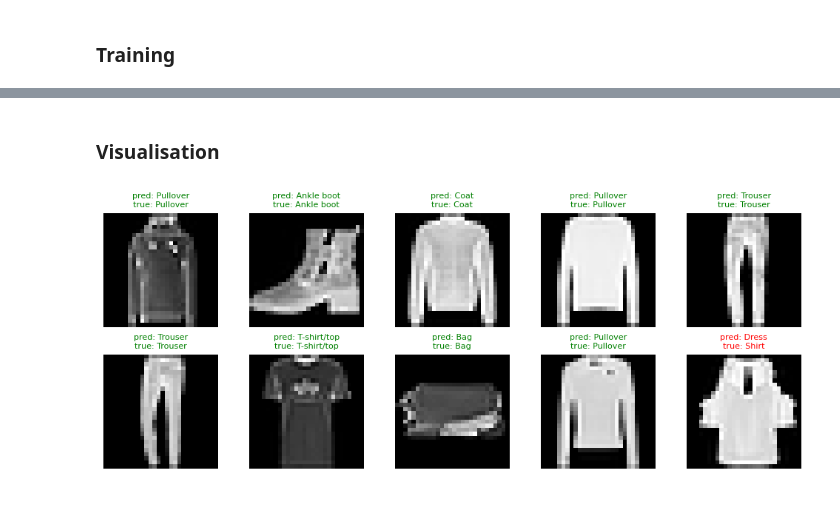
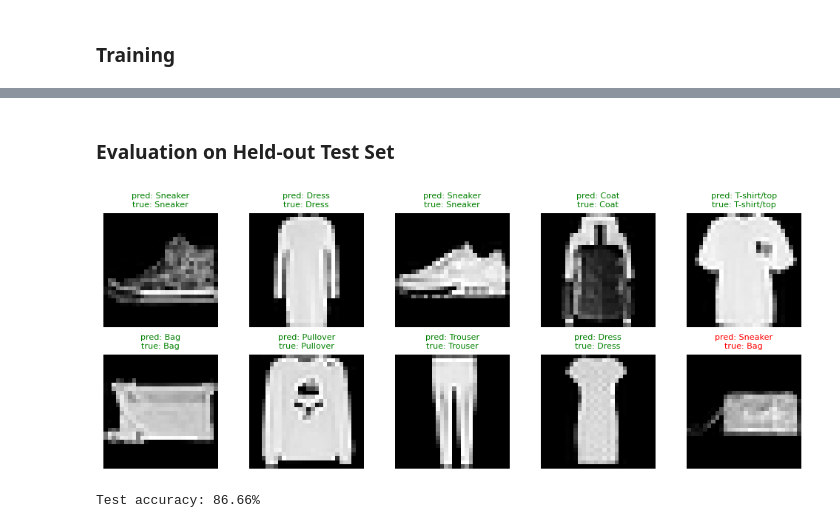
Before and after one commit to tristan-farran/milligrad, a Jupyter notebook: examples/fashion_mnist_demo.ipynb, the cells around one changed output, grey strips where cells are left out. Cells and saved outputs as stored; diff of their text form; code cells hidden in the pictures.

```diff
--- a/examples/fashion_mnist_demo.ipynb
+++ b/examples/fashion_mnist_demo.ipynb
@@ -5,8 +5,15 @@
 # %%
 from milligrad import Tensor
 from milligrad.nn import MLP
+
 import numpy as np
 import matplotlib.pyplot as plt
 from sklearn.datasets import fetch_openml
+from sklearn.model_selection import train_test_split
+from sklearn.metrics import confusion_matrix
+
+SEED = 0
+np.random.seed(SEED)
+rng = np.random.default_rng(SEED)
 # %% [markdown]
 ### Data
@@ -72,21 +116,31 @@ Step 10000 accuracy: 90.20%
-# %% [markdown]
-### Visualisation
+# %% [markdown]
+### Evaluation on Held-out Test Set
 # %%
+X_test_t = Tensor(X_test)
+y_test_t = Tensor(y_test_onehot)
+
+log_probs_test = model(X_test_t).log_softmax(axis=1)
+test_loss = -(y_test_t * log_probs_test).sum().data / len(X_test)
+test_preds = log_probs_test.data.argmax(axis=1)
+test_acc = (test_preds == y_test).mean()
+
 fig, axes = plt.subplots(2, 5, figsize=(10, 4))
-samples = np.random.choice(len(X), 10, replace=False)
-
+samples = rng.choice(len(X_test), 10, replace=False)
 for ax, idx in zip(axes.flat, samples):
-    predicted = model(Tensor(X[idx : idx + 1])).data.argmax()
-    true_label = y[idx]
-    ax.imshow(X[idx].reshape(28, 28), cmap="gray")
+    predicted = test_preds[idx]
+    true_label = y_test[idx]
+    ax.imshow(X_test_raw[idx].reshape(28, 28), cmap="gray")
     ax.set_title(
         f"pred: {label_names[predicted]}\ntrue: {label_names[true_label]}",
         color="green" if predicted == true_label else "red",
         fontsize=8,
     )
     ax.axis("off")
 
 plt.tight_layout()
 plt.show()
+
+print(f"Test metrics | accuracy={test_acc:.2%}, loss={test_loss:.4f}")
 # %% [output]
-[figure, old version]
+[figure, new version]
+Test accuracy: 86.66%
```
Also changed, not shown: parts of 4 cells of this notebook, 3 other files.
